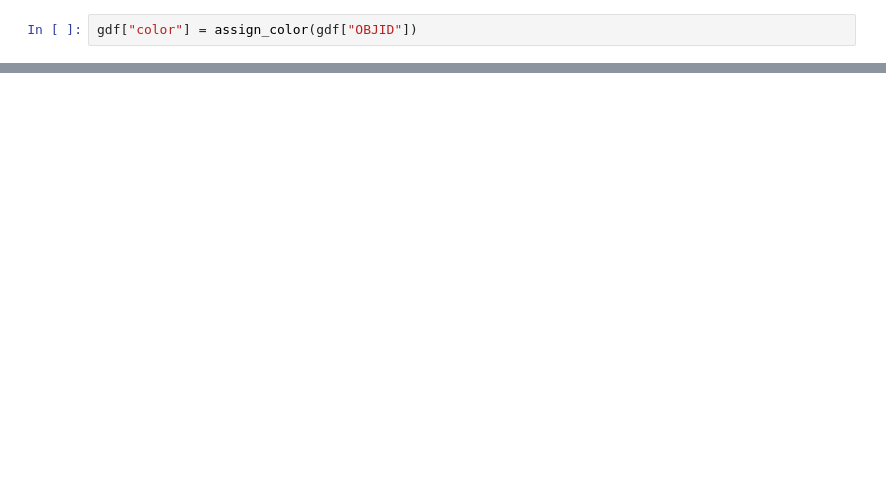
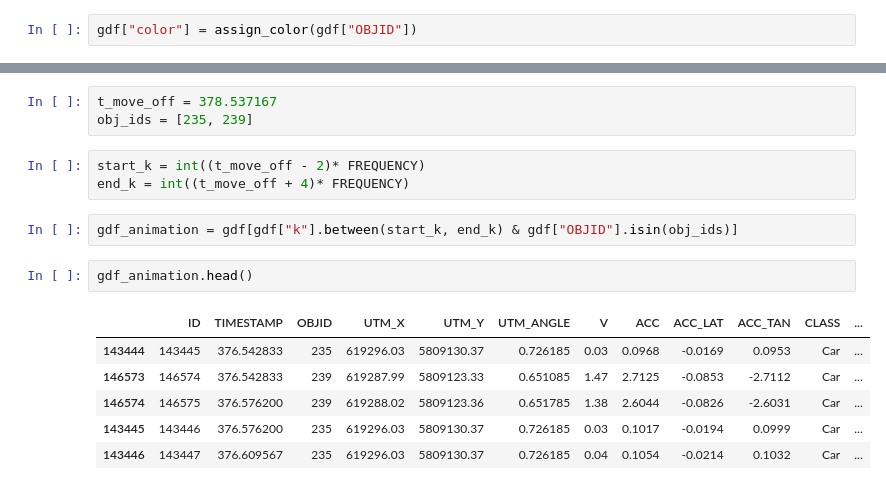
Before and after one commit to kopytjuk/opendd-analysis, a Jupyter notebook: notebooks/Animation.ipynb, the cells around one changed output, grey strips where cells are left out. Cells and saved outputs as stored; diff of their text form; blank space fills up the shorter version.

```diff
--- a/notebooks/Animation.ipynb
+++ b/notebooks/Animation.ipynb
@@ -70,3 +77,20 @@ gdf.head()
+# %%
+t_move_off = 378.537167
+obj_ids = [235, 239]
+# %%
+start_k = int((t_move_off - 2)* FREQUENCY)
+end_k = int((t_move_off + 4)* FREQUENCY)
+# %%
+gdf_animation = gdf[gdf["k"].between(start_k, end_k) & gdf["OBJID"].isin(obj_ids)]
+# %%
+gdf_animation.head()
+# %% [output]
+|  | ID | TIMESTAMP | OBJID | UTM_X | UTM_Y | UTM_ANGLE | V | ACC | ACC_LAT | ACC_TAN | CLASS | ... |
+| 143444 | 143445 | 376.542833 | 235 | 619296.03 | 5809130.37 | 0.726185 | 0.03 | 0.0968 | -0.0169 | 0.0953 | Car | ... |
+| 146573 | 146574 | 376.542833 | 239 | 619287.99 | 5809123.33 | 0.651085 | 1.47 | 2.7125 | -0.0853 | -2.7112 | Car | ... |
+| 146574 | 146575 | 376.576200 | 239 | 619288.02 | 5809123.36 | 0.651785 | 1.38 | 2.6044 | -0.0826 | -2.6031 | Car | ... |
+| 143445 | 143446 | 376.576200 | 235 | 619296.03 | 5809130.37 | 0.726185 | 0.03 | 0.1017 | -0.0194 | 0.0999 | Car | ... |
+| 143446 | 143447 | 376.609567 | 235 | 619296.03 | 5809130.37 | 0.726185 | 0.04 | 0.1054 | -0.0214 | 0.1032 | Car | ... |
 # %%
 fig, ax = plt.subplots(figsize=(16, 9), facecolor="w")
 
```
Also changed, not shown: parts of 10 cells of this notebook, 6 other files.
